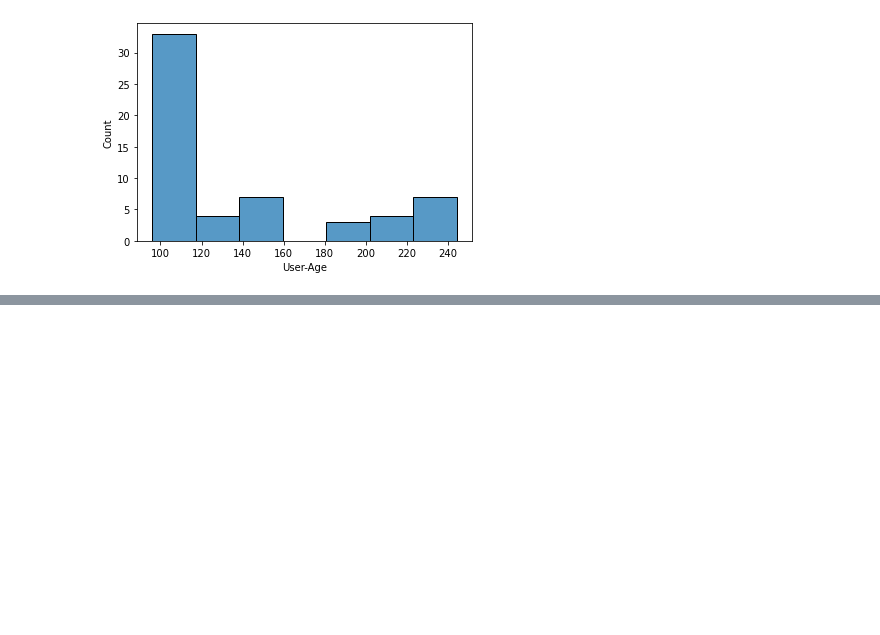
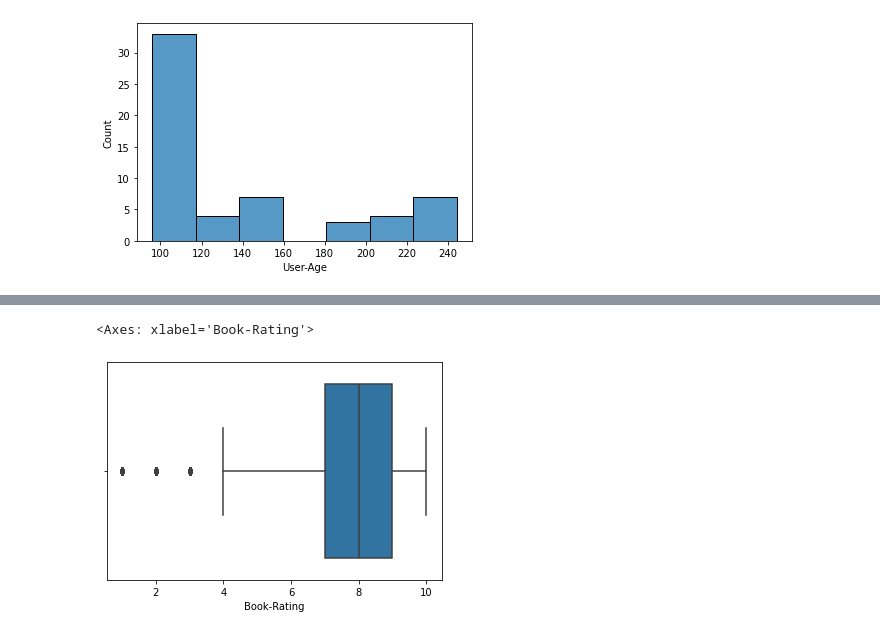
Before and after one commit to caseynator123/EDP_assigment2, a Jupyter notebook: eda/early_eda.ipynb, the cells around one changed output, grey strips where cells are left out. Drawn from its saved outputs; the diff is of its cells as text; code cells hidden in the pictures; blank space fills up the shorter version.

```diff
--- a/eda/early_eda.ipynb
+++ b/eda/early_eda.ipynb
@@ -490,0 +551,5 @@ Index(['User-ID', 'ISBN', 'Book-Rating'], dtype='object')
+# %%
+sns.boxplot(ratings, x = "Book-Rating")
+# %% [output]
+<Axes: xlabel='Book-Rating'>
+[figure, added]
```
Also changed, not shown: parts of 17 cells of this notebook.
